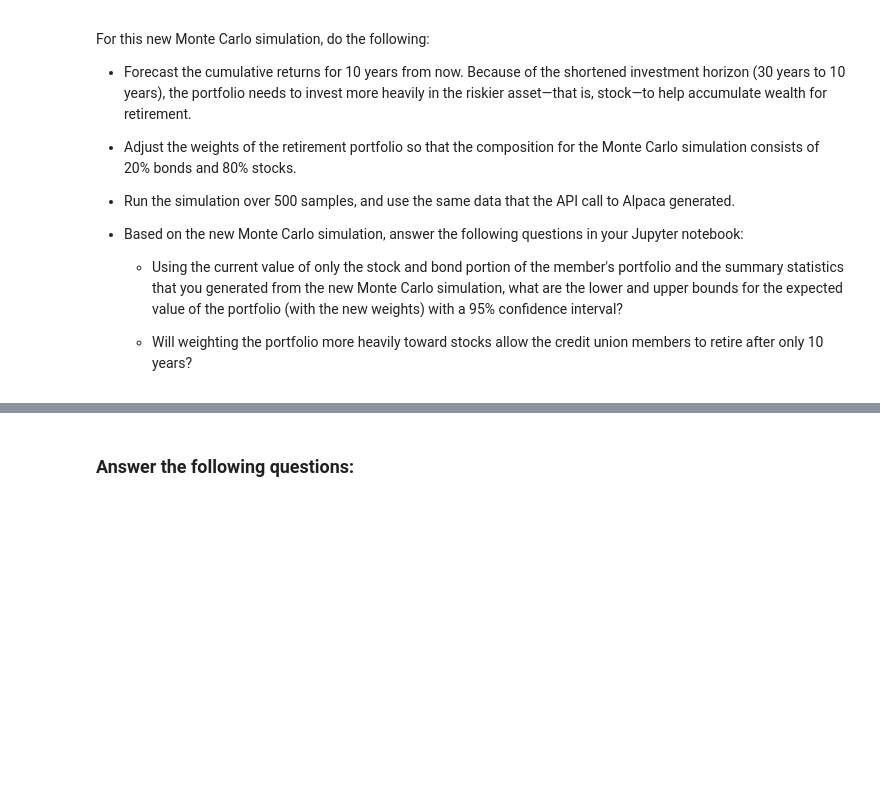
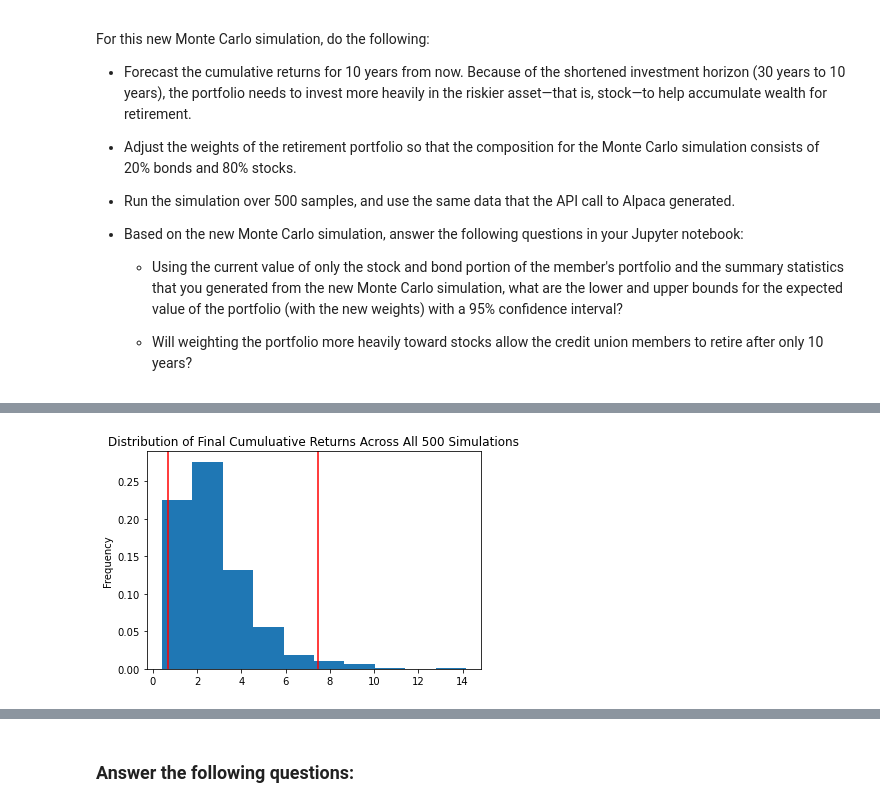
Before and after one commit to NomanZubairi/Financial-Planner, a Jupyter notebook: financial_planning_tools.ipynb, the cells around one changed output, grey strips where cells are left out. Saved outputs shown, nothing was run; the diff lists cells and outputs as text; code cells hidden in the pictures; blank space fills up the shorter version.

```diff
--- a/financial_planning_tools.ipynb
+++ b/financial_planning_tools.ipynb
@@ -618,7 +676,9 @@ For this new Monte Carlo simulation, do the following:
 # %%
 # Visualize the probability distribution of the 10-year Monte Carlo simulation
 # by plotting a histogram
-# YOUR CODE HERE
+MC_stocks_10_distribution_plot = MC_stocks_10.plot_distribution()
+# %% [output]
+[figure, added]
 # %%
 # Generate summary statistics from the 10-year Monte Carlo simulation results
 # Save the results as a variable
```
Also changed, not shown: parts of 6 cells of this notebook.
